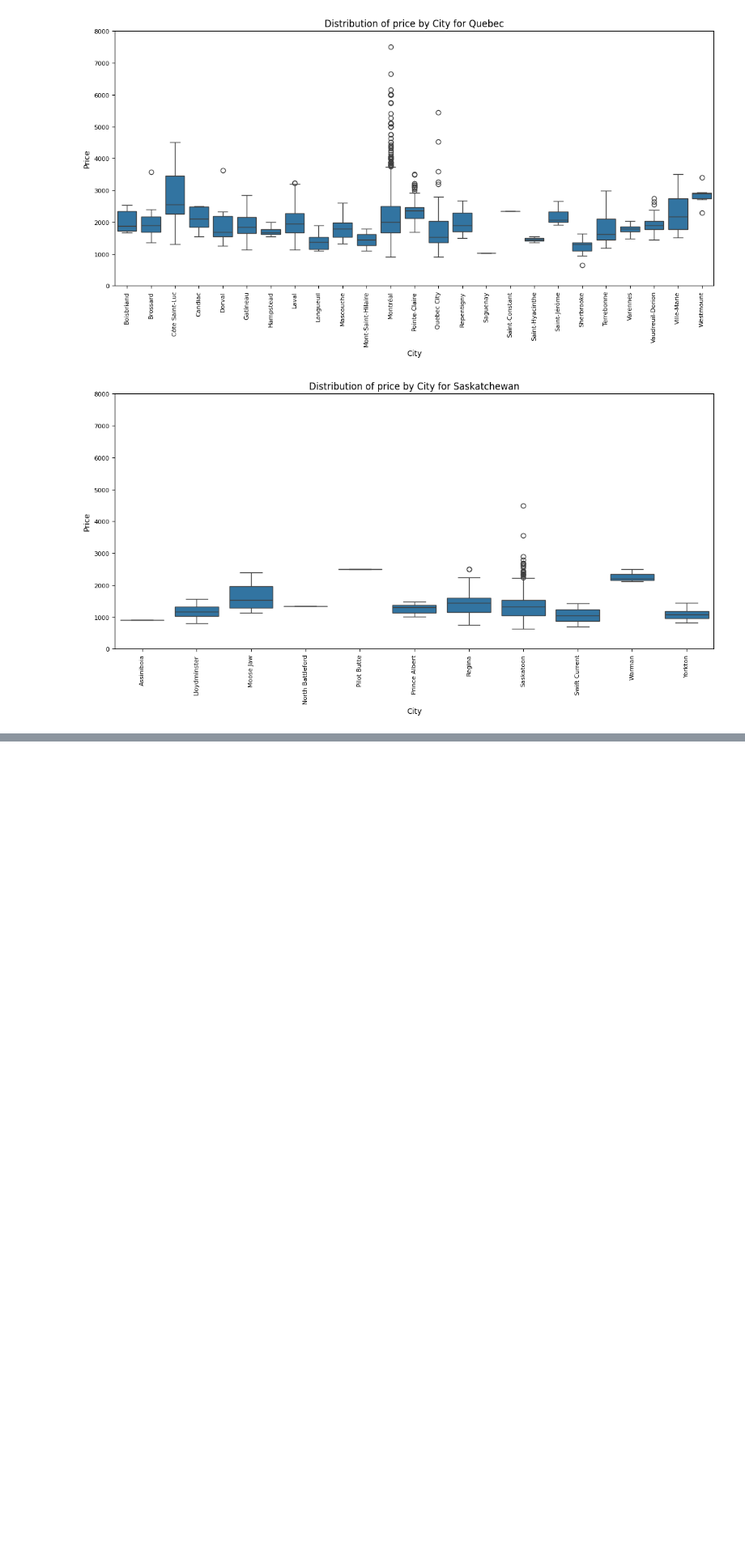
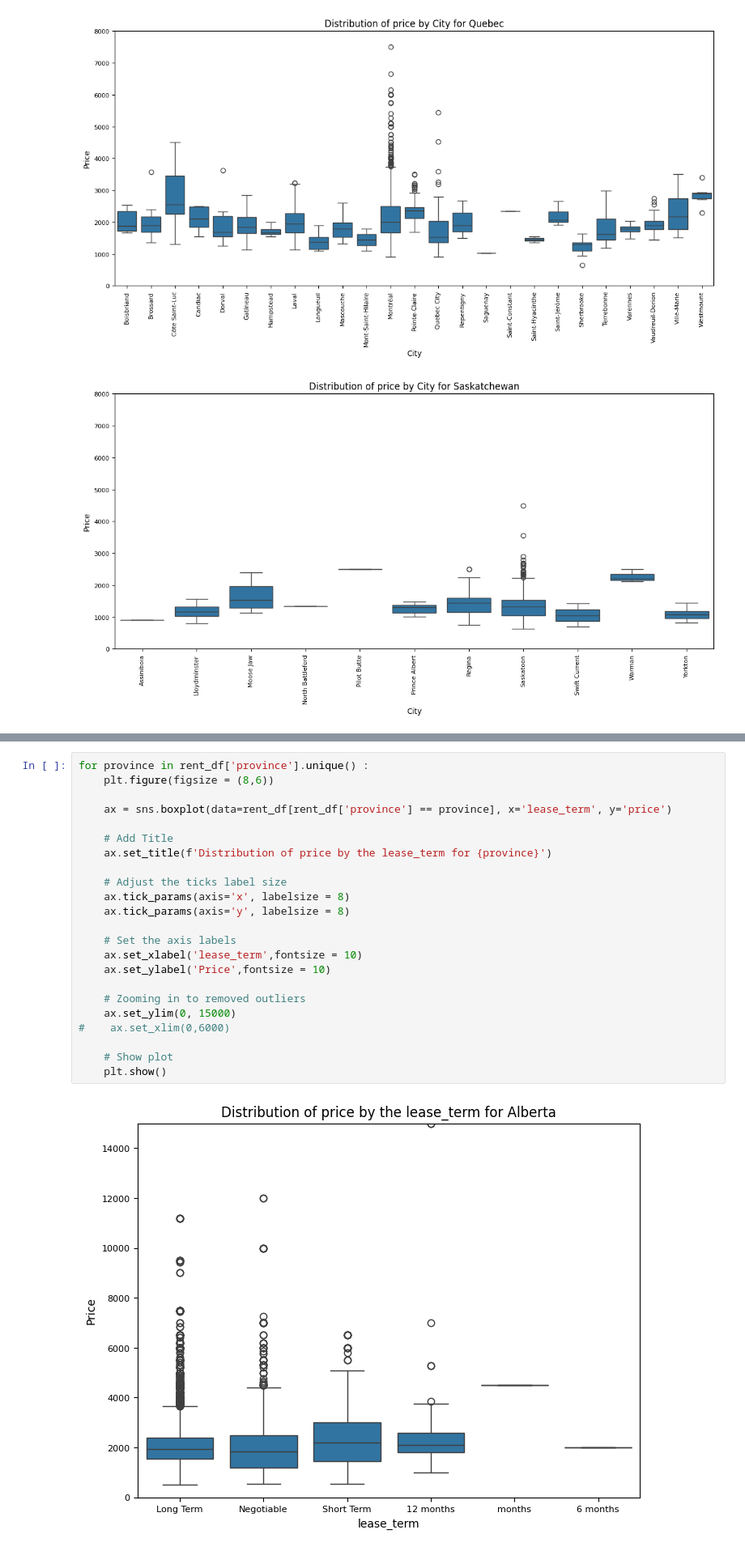
Before and after one commit to ABF-QC/Module2_Project1, a Jupyter notebook: Notebook/Data_Analysis.ipynb, the cells around one changed output, grey strips where cells are left out. Shown at 81% size. Drawn from its saved outputs; the diff is of its cells as text; blank space fills up the shorter version.

```diff
--- a/Notebook/Data_Analysis.ipynb
+++ b/Notebook/Data_Analysis.ipynb
@@ -475,0 +505,25 @@ rent_df[['cats','dogs']].copy()
+# %%
+for province in rent_df['province'].unique() :
+    plt.figure(figsize = (8,6))
+
+    ax = sns.boxplot(data=rent_df[rent_df['province'] == province], x='lease_term', y='price')
+
+    # Add Title
+    ax.set_title(f'Distribution of price by the lease_term for {province}')
+
+    # Adjust the ticks label size
+    ax.tick_params(axis='x', labelsize = 8)
+    ax.tick_params(axis='y', labelsize = 8)
+
+    # Set the axis labels
+    ax.set_xlabel('lease_term',fontsize = 10)
+    ax.set_ylabel('Price',fontsize = 10)
+
+    # Zooming in to removed outliers
+    ax.set_ylim(0, 15000)
+#    ax.set_xlim(0,6000)
+
+    # Show plot
+    plt.show()
+# %% [output]
+[figure, added]
```
Also changed, not shown: parts of 8 cells of this notebook, 2 other files.
